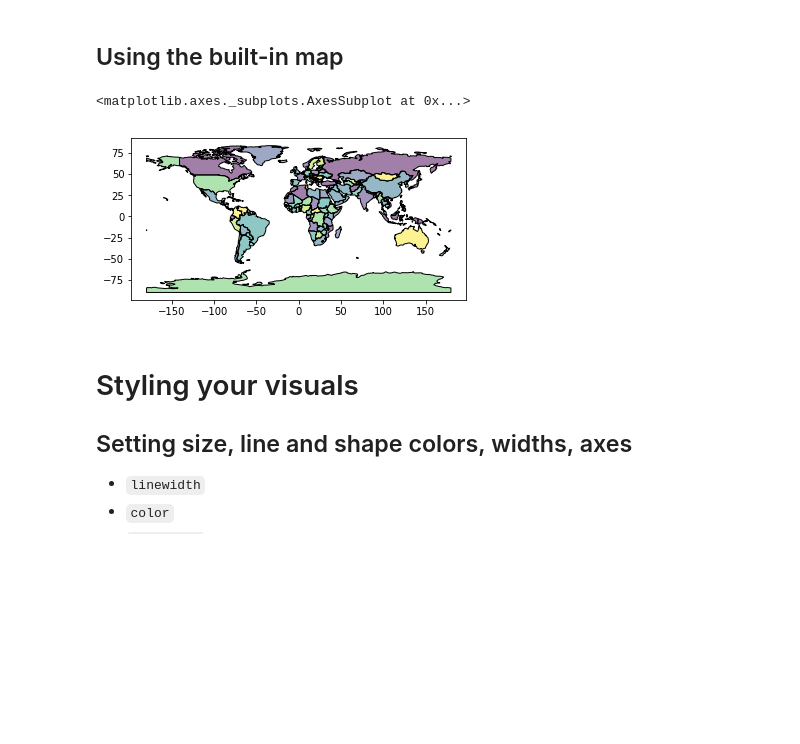
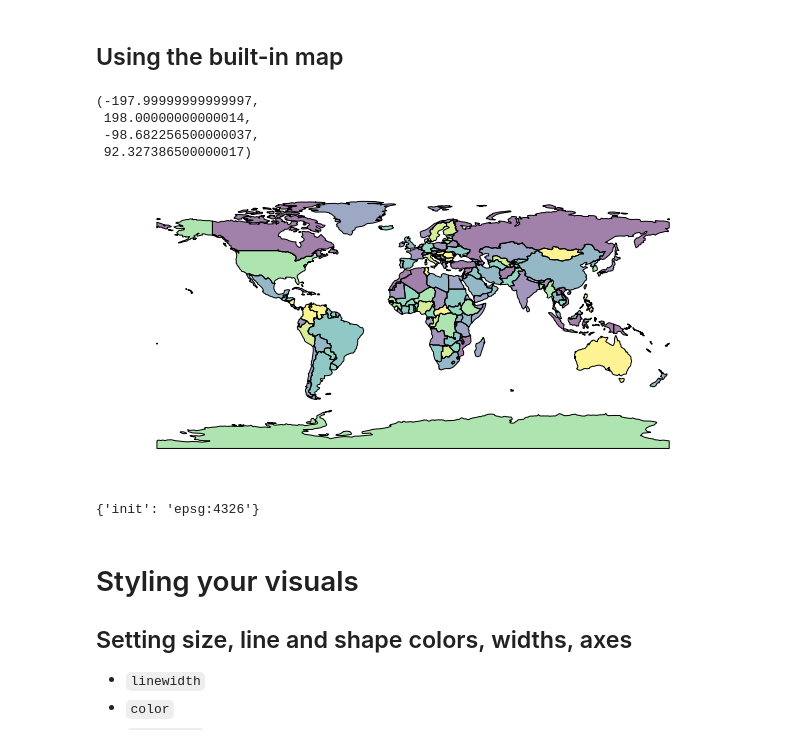
Before and after one commit to shellyscheng/Data-Analysis-Notebooks, a Jupyter notebook: Mapping with geopandas.ipynb, the cells around one changed output. Cells and saved outputs as stored; diff of their text form; code cells hidden in the pictures; blank space fills up the shorter version.

```diff
--- a/Mapping with geopandas.ipynb
+++ b/Mapping with geopandas.ipynb
@@ -180,10 +202,18 @@ We used `.apply` and a function up above, but that function only does one thing!
 ## Using the built-in map
 # %%
 world = gpd.read_file(gpd.datasets.get_path('naturalearth_lowres'))
-world.plot()
+ax = world.plot(figsize=(20,5))
+ax.axis('off')
 # %% [output]
-<matplotlib.axes._subplots.AxesSubplot at 0x...>
+(-197.99999999999997,
+ 198.00000000000014,
+ -98.682256500000037,
+ 92.327386500000017)
-[figure, old version]
+[figure, new version]
+# %%
+world.crs
+# %% [output]
+{'init': 'epsg:4326'}
 # %% [markdown]
 # Styling your visuals
 
```
Also changed, not shown: parts of 71 cells of this notebook.
